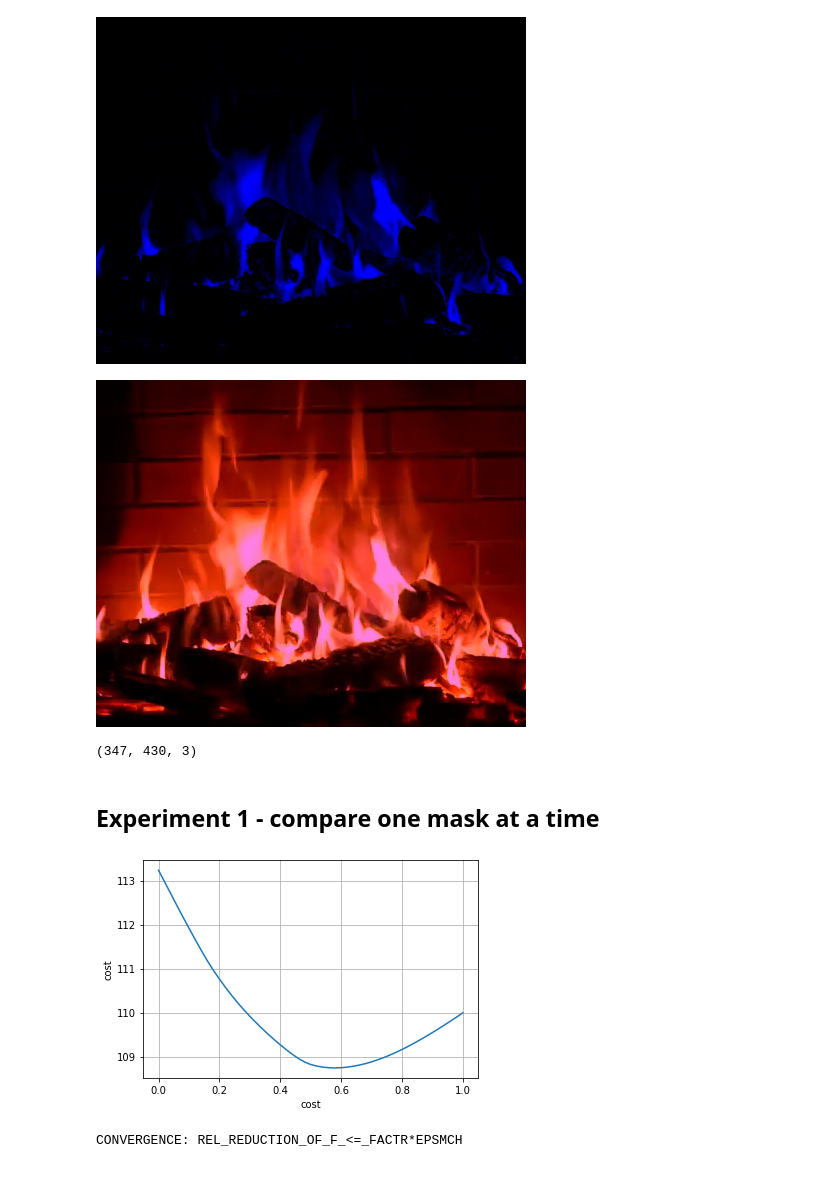
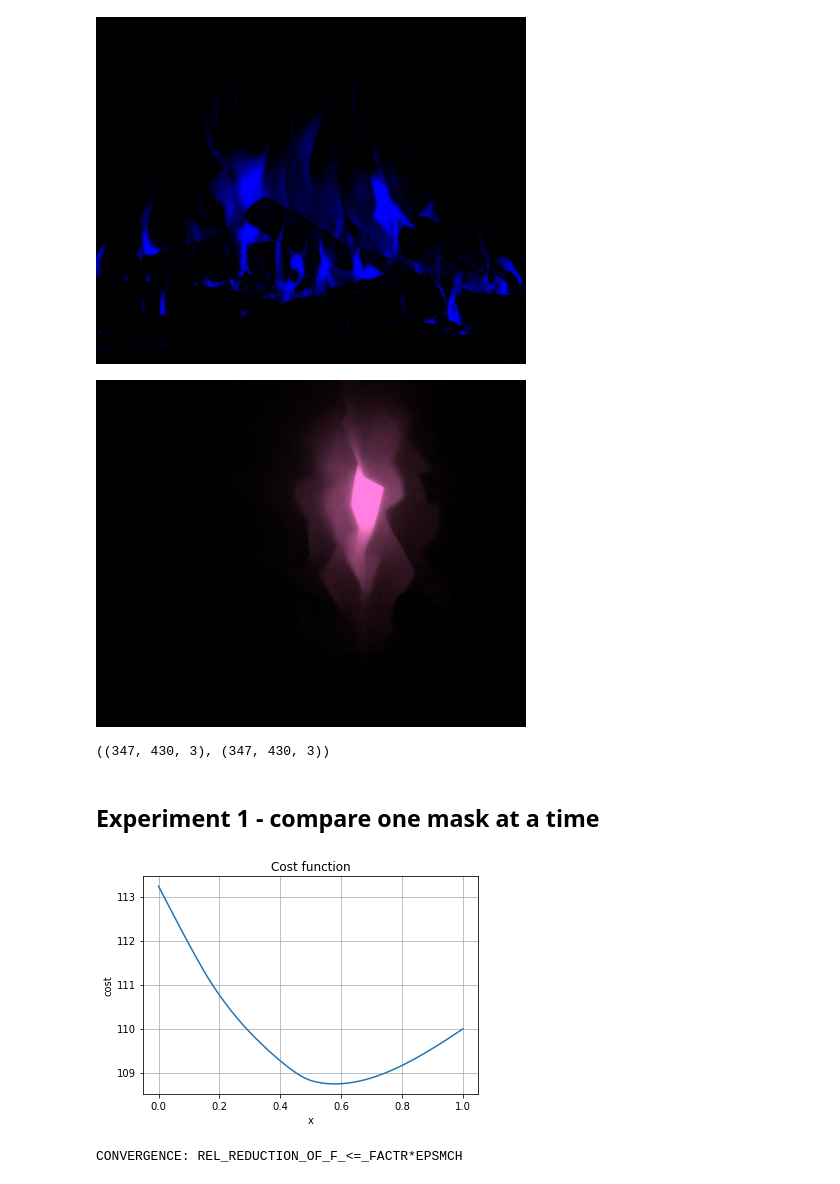
Before and after one commit to billtubbs/led-fire-place, a Jupyter notebook: Load-Fire-Video-and-Compute-display-LED-intensities.ipynb, the cells around one changed output. Drawn from its saved outputs; the diff is of its cells as text; code cells hidden in the pictures.

```diff
--- a/Load-Fire-Video-and-Compute-display-LED-intensities.ipynb
+++ b/Load-Fire-Video-and-Compute-display-LED-intensities.ipynb
@@ -217,43 +227,54 @@ Image.fromarray(fire_img_data)
 [figure]
 # %%
 def filter_img_data(img_data, rgb):
+    """Linearly adjust image intensities according to the
+    rgb adjustment factors.
+    """
     return np.clip(img_data.astype('float32') \
                    * np.array(rgb), 0, 255).astype('uint8')
 
-fire_img_data = np.array(fire_img)
+mask_id = 10
+mask_img_data = np.array(images[mask_id])
+
+# RGB adjustment factors
 rgb = [1, 0.5, 0.9]
-img_data_adj = filter_img_data(fire_img_data, rgb)
+
+img_data_adj = filter_img_data(mask_img_data, rgb)
 Image.fromarray(img_data_adj)
 # %% [output]
-[figure, old version]
+[figure, new version]
 # %%
-fire_img_data.shape
+# Check masks and video frame images are same shape
+fire_img_data.shape, mask_img_data.shape
 # %% [output]
-(347, 430, 3)
+((347, 430, 3), (347, 430, 3))
 # %% [markdown]
 ## Experiment 1 - compare one mask at a time
 # %%
 mask_id = 2
 c = 0  # colour channel (r, g, b)
 mask_img_data_c = np.array(images[mask_id])[:, :, c].astype('float32')
+
+fire_img_data = np.array(fire_img)
 fire_img_data_c = fire_img_data[:, :, c].astype('float32')
 
 def cost_function(x):
     mask_img_data_adj = np.clip(mask_img_data_c * x, 0, 255)
     diff = np.abs(fire_img_data_c - mask_img_data_adj)
     return np.mean(diff)
 
 x_values = np.linspace(0, 1, 51)
 costs = []
 for x in x_values:
     costs.append(cost_function(x))
 plt.plot(x_values, costs)
-plt.xlabel('cost')
+plt.xlabel('x')
 plt.ylabel('cost')
+plt.title('Cost function')
 plt.grid()
 plt.show()
 # %% [output]
-[figure, old version]
+[figure, new version]
 # %%
 x0 = 1
 res = minimize(cost_function, x0, bounds=[(0, 1)],
```
Also changed, not shown: parts of 61 cells of this notebook.
